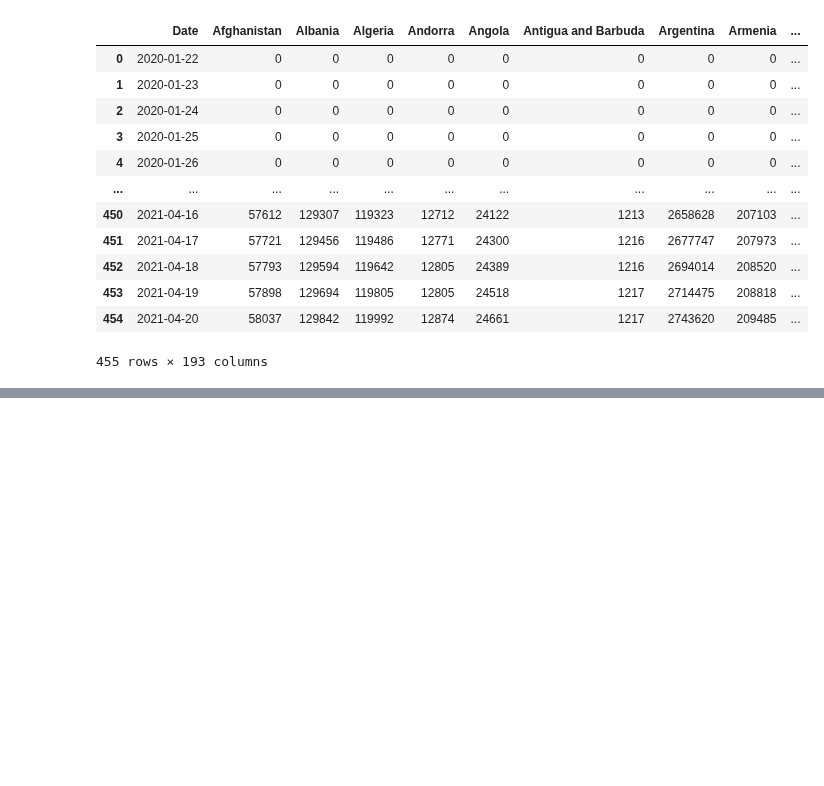
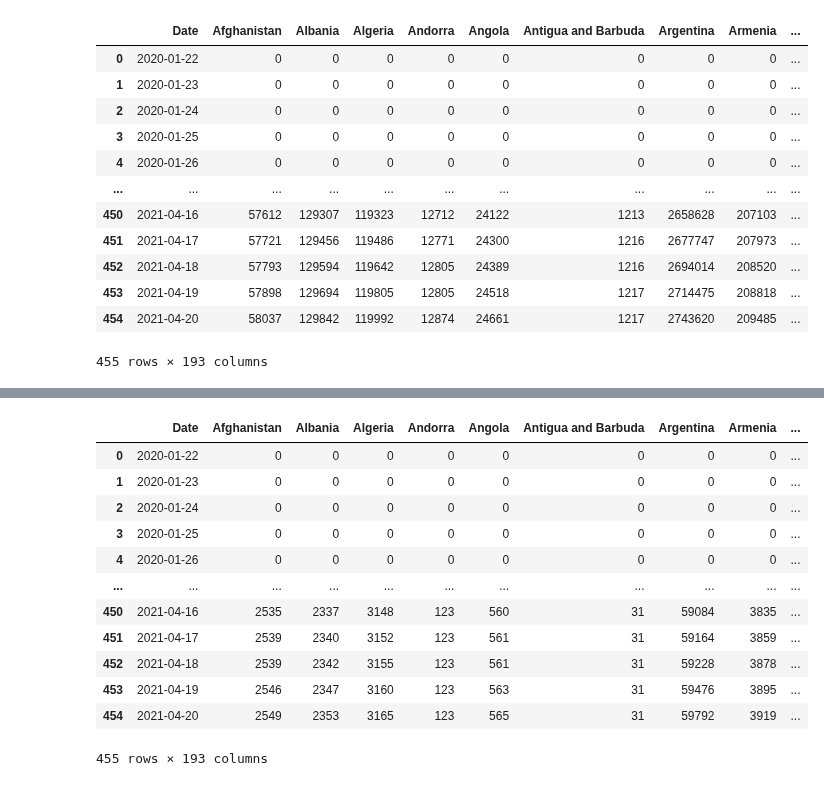
Before and after one commit to iannjari/covid-19-cases-and-mortality-forecaster, a Jupyter notebook: Data Preview.ipynb, the cells around one changed output, grey strips where cells are left out. Drawn from its saved outputs; the diff is of its cells as text; code cells hidden in the pictures; blank space fills up the shorter version.

```diff
--- a/Data Preview.ipynb
+++ b/Data Preview.ipynb
@@ -578,0 +600,7 @@ fig.show()
+# %%
+new_header = df6.iloc[0] #grab the first row for the header
+df6 = df6[1:] #take the data less the header row
+df6.columns = new_header #set the header row as the df header
+df6=df6.reset_index()
+df7=df6.rename(columns = {'index':'Date'})
+df7
@@ -578,0 +621,4 @@ fig.show()
+# %%
+df7[df7.columns[1:]]=df7[df7.columns[1:]].astype('int64')
+df7[df7.columns[1:]]
+df7
@@ -578,0 +639,7 @@ fig.show()
+# %%
+date_convert=df7[df7.columns[0]]
+date_converted= pd.to_datetime(date_convert)
+date_converted
+
+df7['Date']=date_converted
+df7
@@ -578,0 +660,17 @@ fig.show()
+# %%
+plot1_df=df7.rename_axis(None, axis=1)
+plot1_df
+# %% [output]
+|  | Date | Afghanistan | Albania | Algeria | Andorra | Angola | Antigua and Barbuda | Argentina | Armenia | ... |
+| 0 | 2020-01-22 | 0 | 0 | 0 | 0 | 0 | 0 | 0 | 0 | ... |
+| 1 | 2020-01-23 | 0 | 0 | 0 | 0 | 0 | 0 | 0 | 0 | ... |
+| 2 | 2020-01-24 | 0 | 0 | 0 | 0 | 0 | 0 | 0 | 0 | ... |
+| 3 | 2020-01-25 | 0 | 0 | 0 | 0 | 0 | 0 | 0 | 0 | ... |
+| 4 | 2020-01-26 | 0 | 0 | 0 | 0 | 0 | 0 | 0 | 0 | ... |
+| ... | ... | ... | ... | ... | ... | ... | ... | ... | ... | ... |
+| 450 | 2021-04-16 | 2535 | 2337 | 3148 | 123 | 560 | 31 | 59084 | 3835 | ... |
+| 451 | 2021-04-17 | 2539 | 2340 | 3152 | 123 | 561 | 31 | 59164 | 3859 | ... |
+| 452 | 2021-04-18 | 2539 | 2342 | 3155 | 123 | 561 | 31 | 59228 | 3878 | ... |
+| 453 | 2021-04-19 | 2546 | 2347 | 3160 | 123 | 563 | 31 | 59476 | 3895 | ... |
+| 454 | 2021-04-20 | 2549 | 2353 | 3165 | 123 | 565 | 31 | 59792 | 3919 | ... |
+455 rows × 193 columns
```
Also changed, not shown: parts of 9 cells of this notebook.
